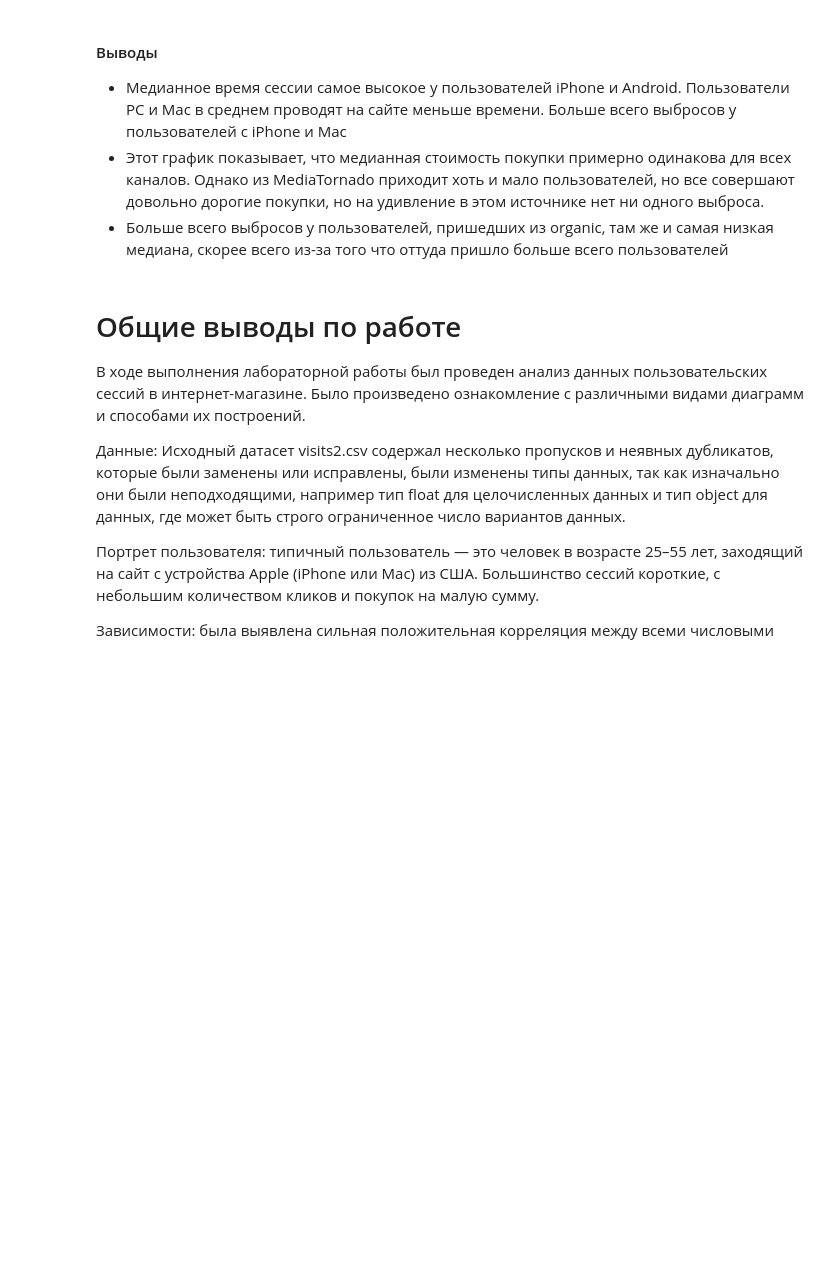
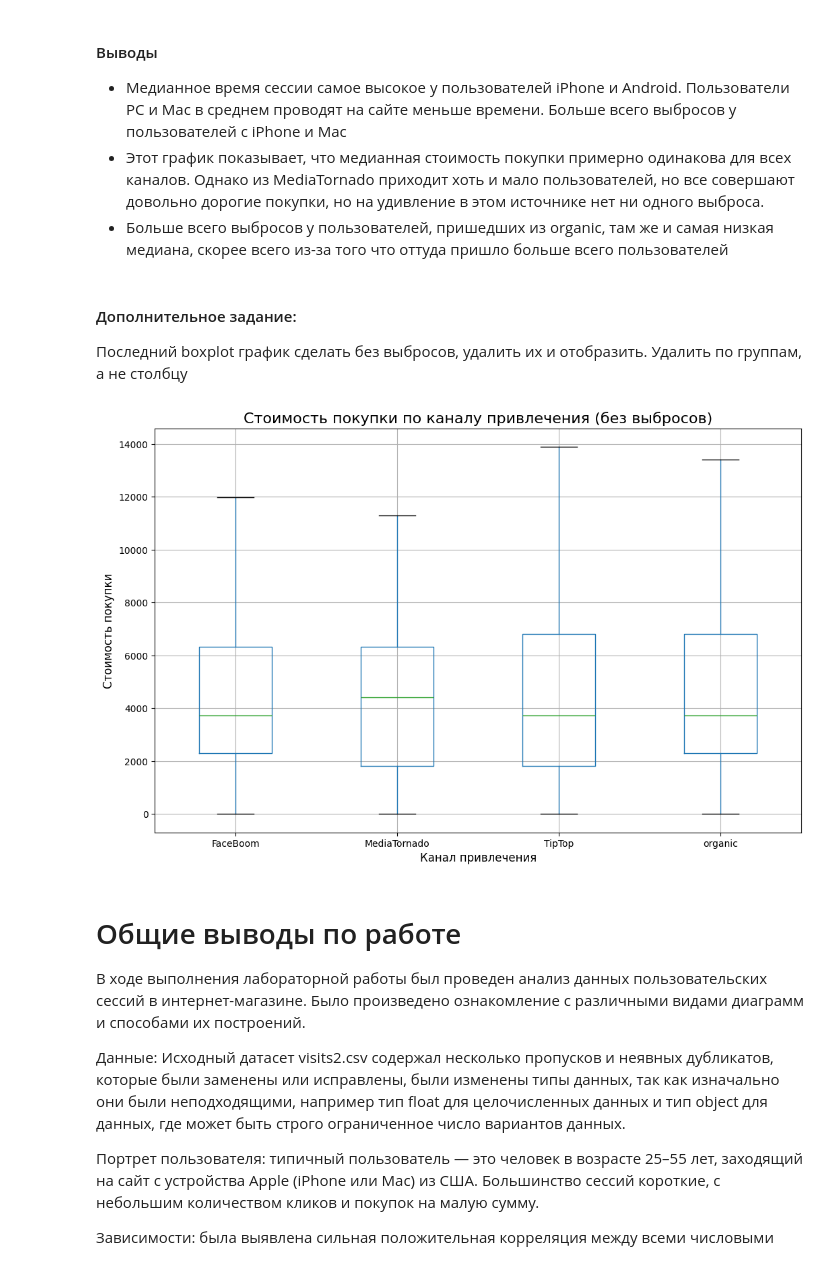
Before and after one commit to Birobizhan/introduction_data_analysis, a Jupyter notebook: lab2/ЛР2_Федоров_9.ipynb, the cells around one changed output. Drawn from its saved outputs; the diff is of its cells as text; code cells hidden in the pictures; blank space fills up the shorter version.

```diff
--- a/lab2/ЛР2_Федоров_9.ipynb
+++ b/lab2/ЛР2_Федоров_9.ipynb
@@ -448,6 +450,27 @@ plt.show()
 - Медианное время сессии самое высокое у пользователей iPhone и Android. Пользователи PC и Mac в среднем проводят на сайте меньше времени. Больше всего выбросов у пользователей с iPhone и Mac
 - Этот график показывает, что медианная стоимость покупки примерно одинакова для всех каналов. Однако из MediaTornado приходит хоть и мало пользователей, но все совершают довольно дорогие покупки, но на удивление в этом источнике нет ни одного выброса.
 - Больше всего выбросов у пользователей, пришедших  из organic, там же и самая низкая медиана, скорее всего из-за того что оттуда пришло больше всего пользователей
+# %% [markdown]
+#### Дополнительное задание:
+Последний boxplot график сделать без выбросов, удалить их и отобразить. Удалить по группам, а не столбцу
+# %%
+# Вычисление Q1 и Q3 по каналу
+q1 = df.groupby('channel')['price'].transform('quantile', 0.25)
+q3 = df.groupby('channel')['price'].transform('quantile', 0.75)
+iqr = q3 - q1
+# Оставляем только те строки, где price не является выбросом в своей группе
+df_clean = df[(df['price'] >= q1 - 1.5 * iqr) & (df['price'] <= q3 + 1.5 * iqr)]
+
+# Построение boxplot без отображения выбросов с помощью showfliers=False
+# Можно построить с ними заменив на True, но первоначальные выбросы все равно были удалены
+df_clean.boxplot(column='price', by='channel', figsize=(12, 8), showfliers=False)
+plt.title('Стоимость покупки по каналу привлечения (без выбросов)', fontsize=16)
+plt.xlabel('Канал привлечения', fontsize=12)
+plt.ylabel('Стоимость покупки', fontsize=12)
+plt.suptitle('')
+plt.show()
+# %% [output]
+[figure, added]
 # %% [markdown]
 # Общие выводы по работе
 
```
Also changed, not shown: parts of 16 cells of this notebook.
